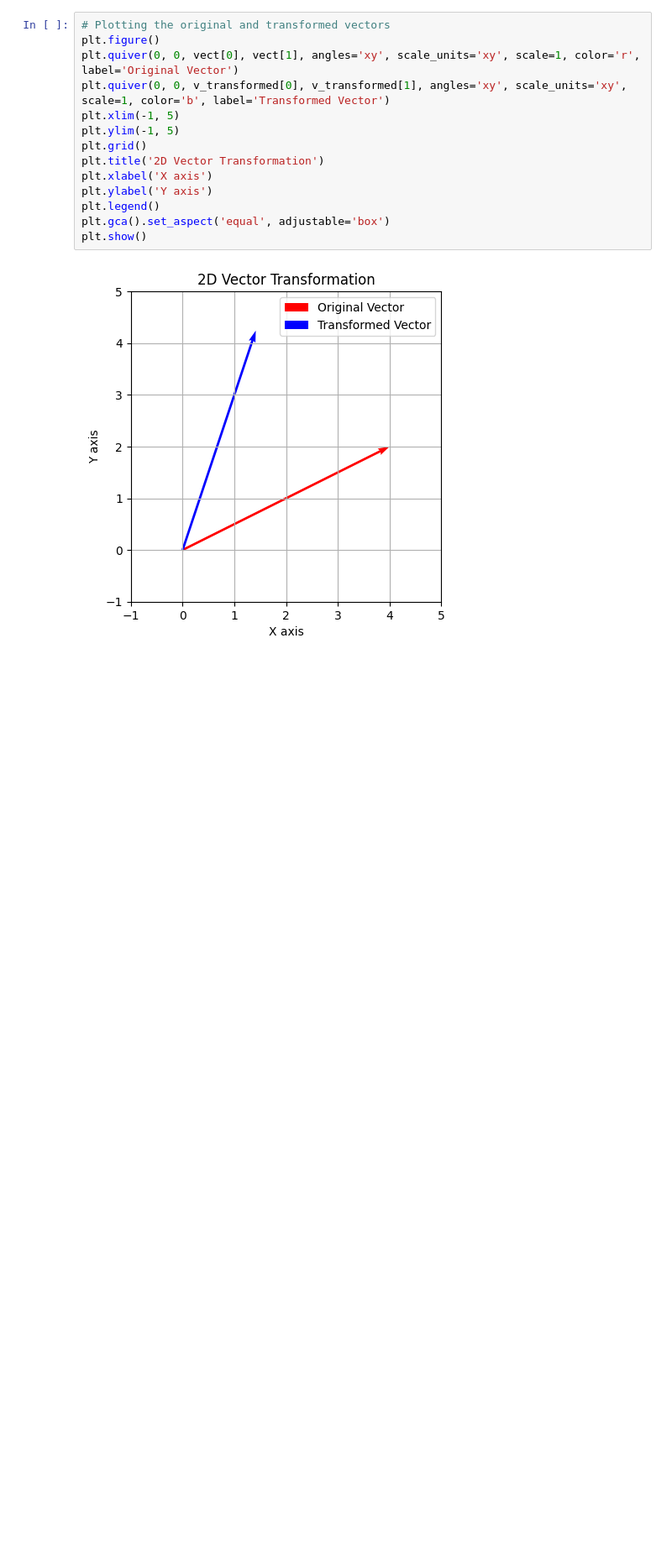
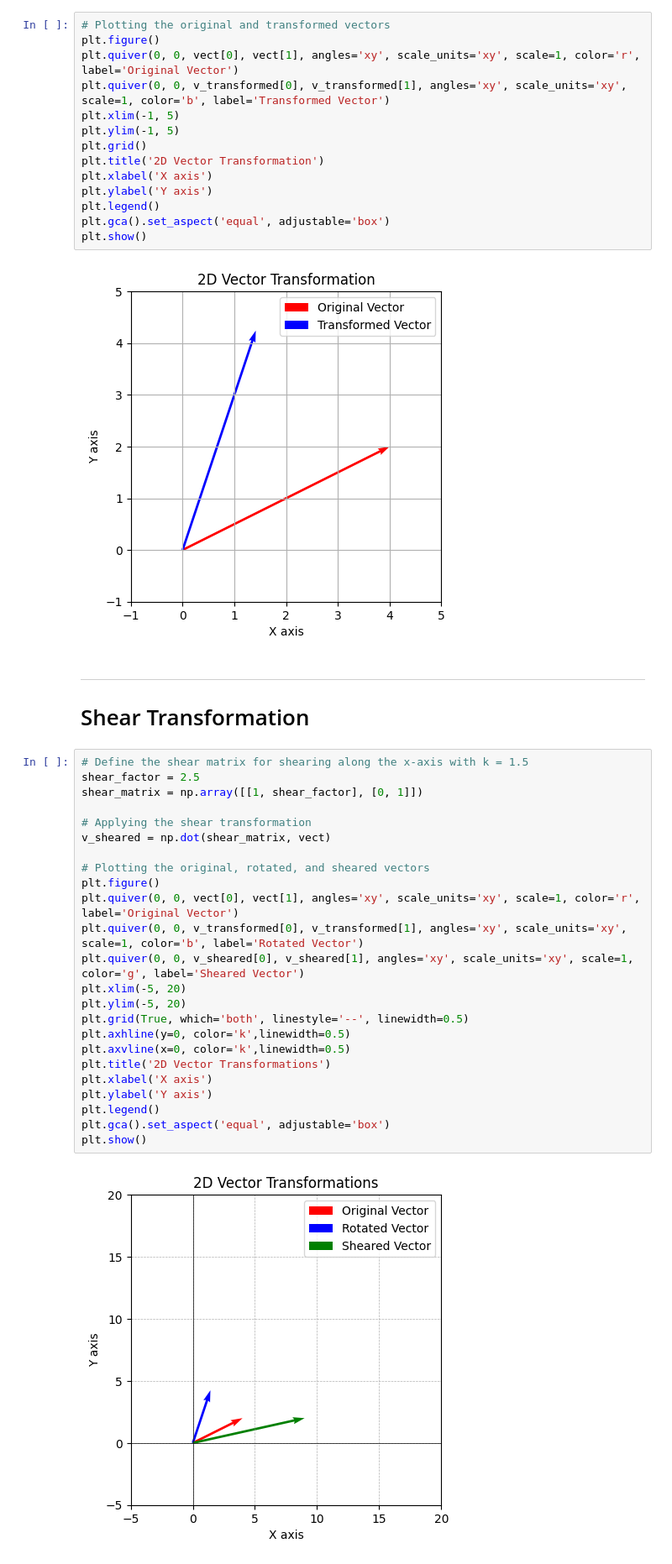
Before and after one commit to shahahmad-dev/04_Data_Science_Mathematics, a Jupyter notebook: 01_linear_algebra.ipynb, the cells around one changed output. Shown at 84% size. Cells and saved outputs as stored; diff of their text form; blank space fills up the shorter version.

Commit message:
Applying the shear transformation

```diff
--- a/01_linear_algebra.ipynb
+++ b/01_linear_algebra.ipynb
@@ -102,3 +102,32 @@ plt.gca().set_aspect('equal', adjustable='box')
 plt.show()
 # %% [output]
 [figure]
+# %% [markdown]
+---
+# Shear Transformation
+# %%
+# Define the shear matrix for shearing along the x-axis with k = 1.5
+shear_factor = 2.5
+shear_matrix = np.array([[1, shear_factor], [0, 1]])
+
+# Applying the shear transformation
+v_sheared = np.dot(shear_matrix, vect)
+
+# Plotting the original, rotated, and sheared vectors
+plt.figure()
+plt.quiver(0, 0, vect[0], vect[1], angles='xy', scale_units='xy', scale=1, color='r', label='Original Vector')
+plt.quiver(0, 0, v_transformed[0], v_transformed[1], angles='xy', scale_units='xy', scale=1, color='b', label='Rotated Vector')
+plt.quiver(0, 0, v_sheared[0], v_sheared[1], angles='xy', scale_units='xy', scale=1, color='g', label='Sheared Vector')
+plt.xlim(-5, 20)
+plt.ylim(-5, 20)
+plt.grid(True, which='both', linestyle='--', linewidth=0.5)
+plt.axhline(y=0, color='k',linewidth=0.5)
+plt.axvline(x=0, color='k',linewidth=0.5)
+plt.title('2D Vector Transformations')
+plt.xlabel('X axis')
+plt.ylabel('Y axis')
+plt.legend()
+plt.gca().set_aspect('equal', adjustable='box')
+plt.show()
+# %% [output]
+[figure, added]
```
